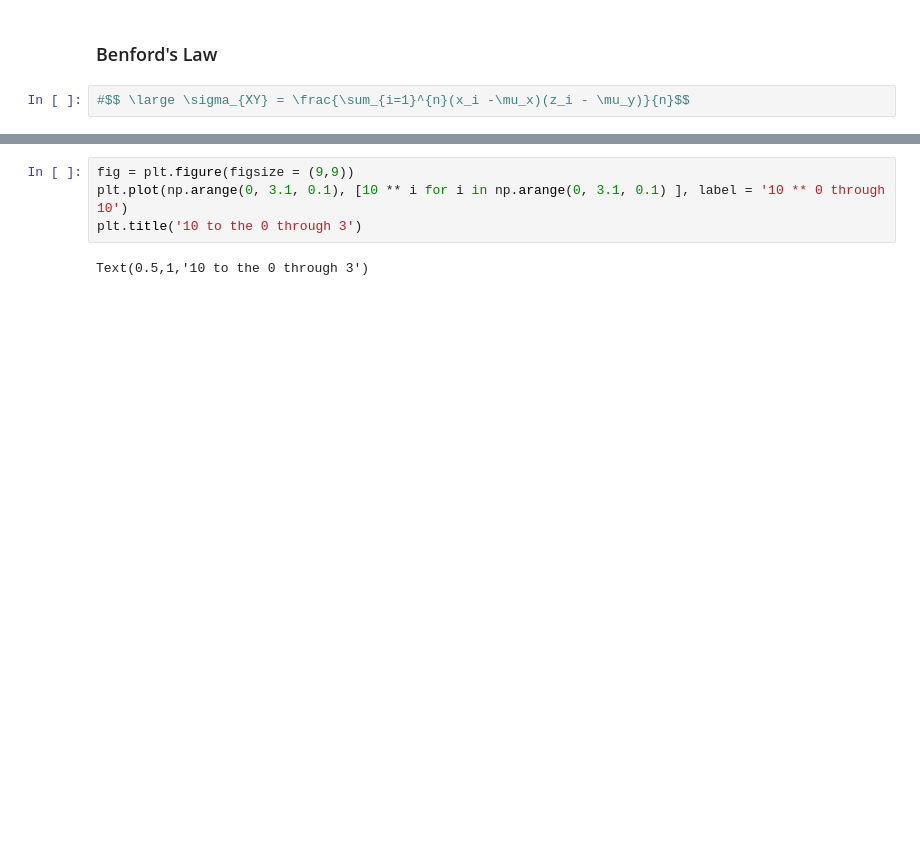
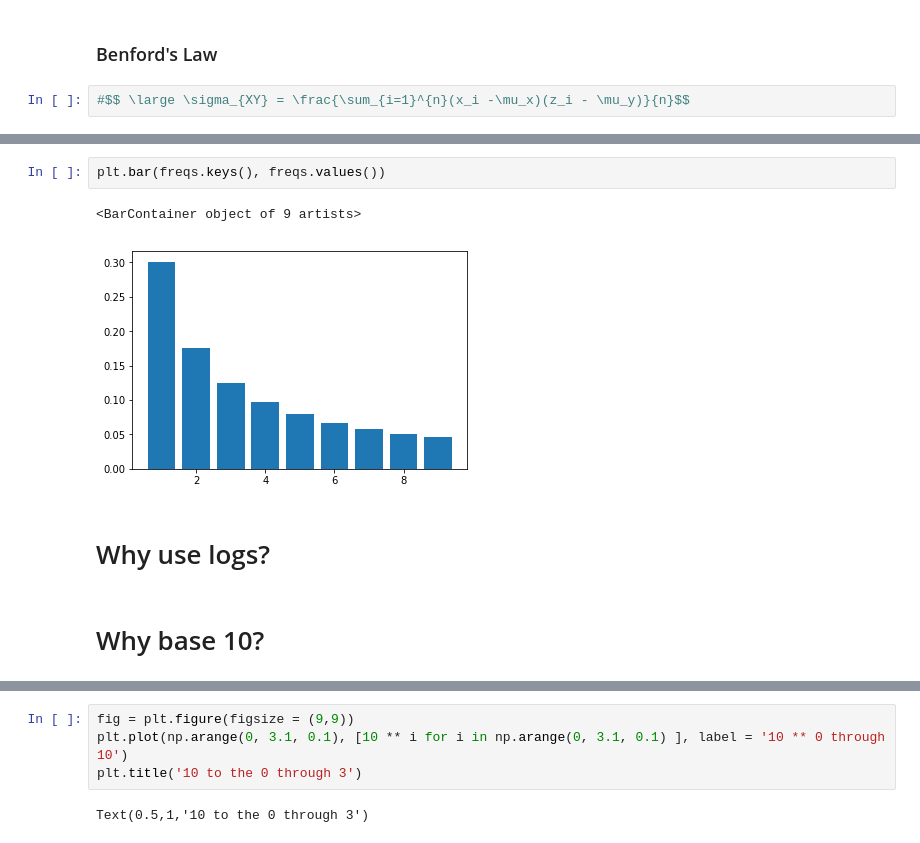
Before and after one commit to ssrosa/just_take_the_log, a Jupyter notebook: index.ipynb, the cells around one changed output, grey strips where cells are left out. Cells and saved outputs as stored; diff of their text form; blank space fills up the shorter version.

```diff
--- a/index.ipynb
+++ b/index.ipynb
@@ -150,0 +145,9 @@ plt.legend()
+# %%
+plt.bar(freqs.keys(), freqs.values())
+# %% [output]
+<BarContainer object of 9 artists>
+[figure, added]
+# %% [markdown]
+# Why use logs?
+# %% [markdown]
+# Why base 10?
```
Also changed, not shown: parts of 86 cells of this notebook, 1 other file.
